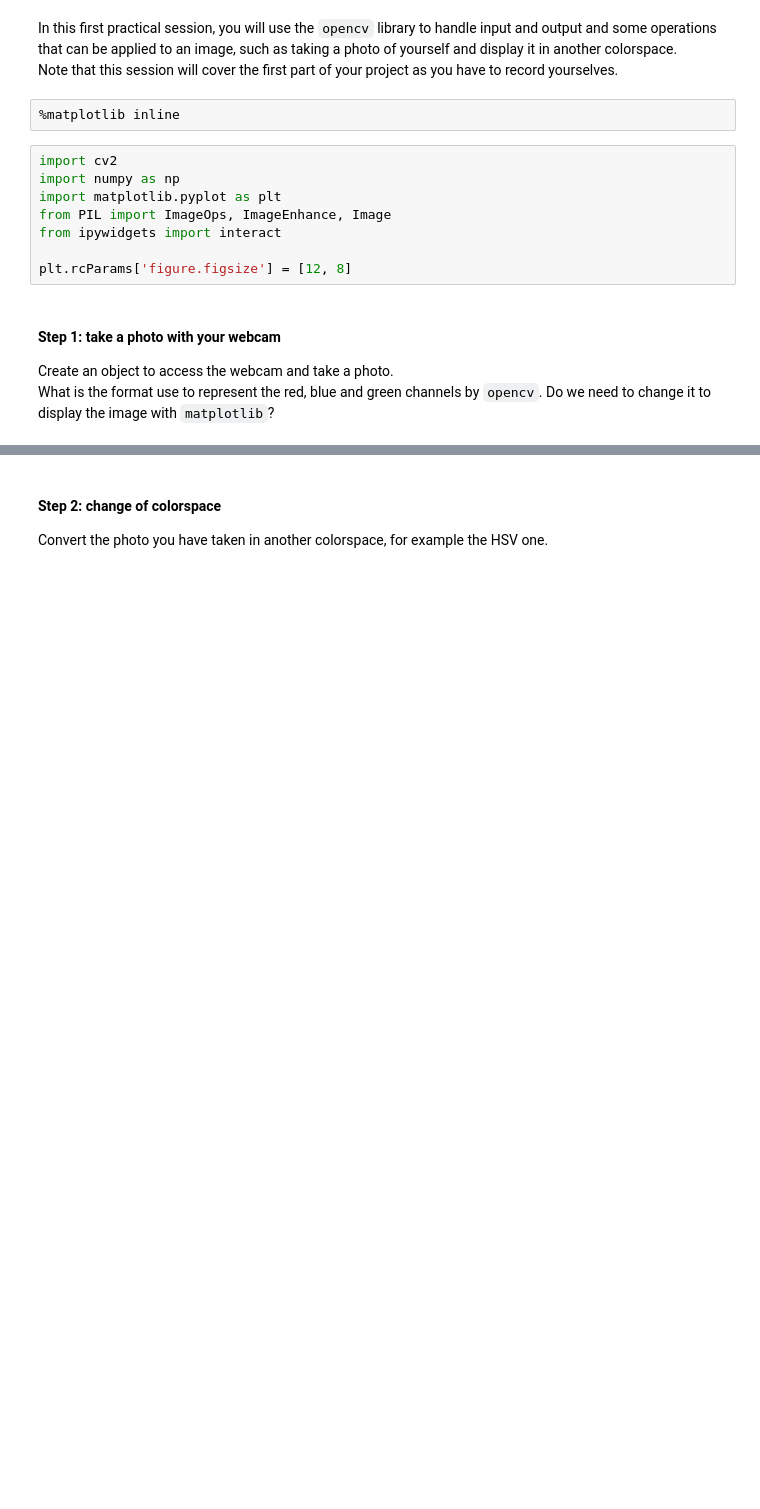
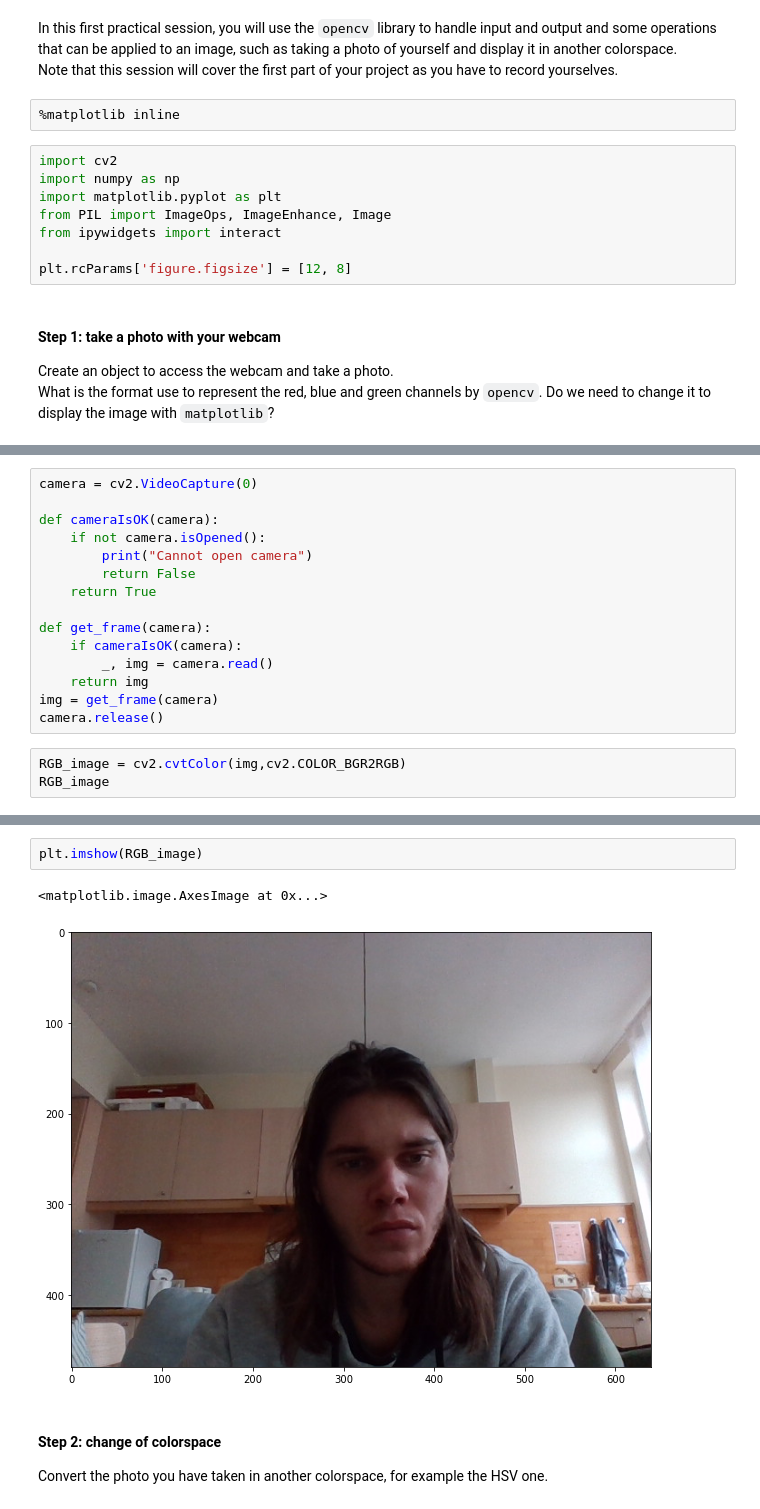
Before and after one commit to tcrasset/elen0016-computer-vision-tutorial, a Jupyter notebook: notebooks/tutorial1/cv_tp1.ipynb, the cells around one changed output, grey strips where cells are left out. Cells and saved outputs as stored; diff of their text form; blank space fills up the shorter version.

Commit message:
Resolve up to color segmentation of static image

```diff
--- a/notebooks/tutorial1/cv_tp1.ipynb
+++ b/notebooks/tutorial1/cv_tp1.ipynb
@@ -23,0 +20,18 @@ What is the format use to represent the red, blue and green channels by `opencv`
+# %%
+camera = cv2.VideoCapture(0)
+
+def cameraIsOK(camera):
+    if not camera.isOpened():
+        print("Cannot open camera")
+        return False
+    return True
+
+def get_frame(camera):
+    if cameraIsOK(camera):
+        _, img = camera.read()
+    return img
+img = get_frame(camera)
+camera.release()
+# %%
+RGB_image = cv2.cvtColor(img,cv2.COLOR_BGR2RGB)
+RGB_image
@@ -24,3 +56,8 @@ What is the format use to represent the red, blue and green channels by `opencv`
+# %%
+plt.imshow(RGB_image)
+# %% [output]
+<matplotlib.image.AxesImage at 0x...>
+[figure, added]
 # %% [markdown]
 #### Step 2: change of colorspace
 Convert the photo you have taken in another colorspace, for example the HSV one.
```
Also changed, not shown: parts of 14 cells of this notebook.
